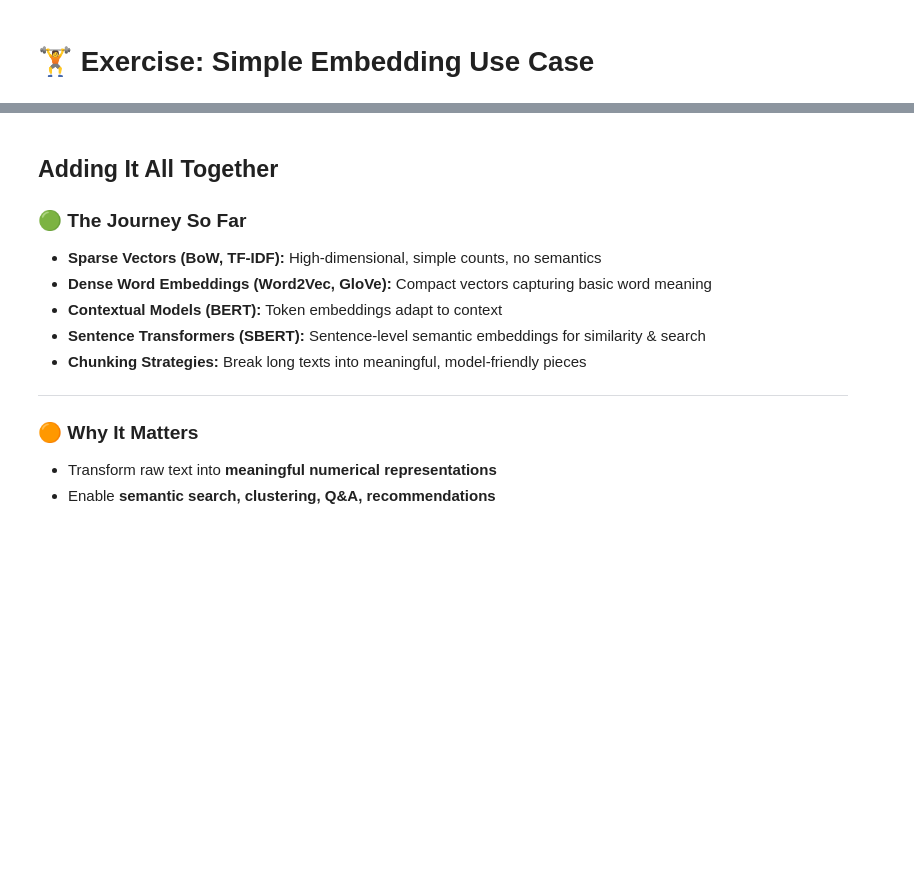
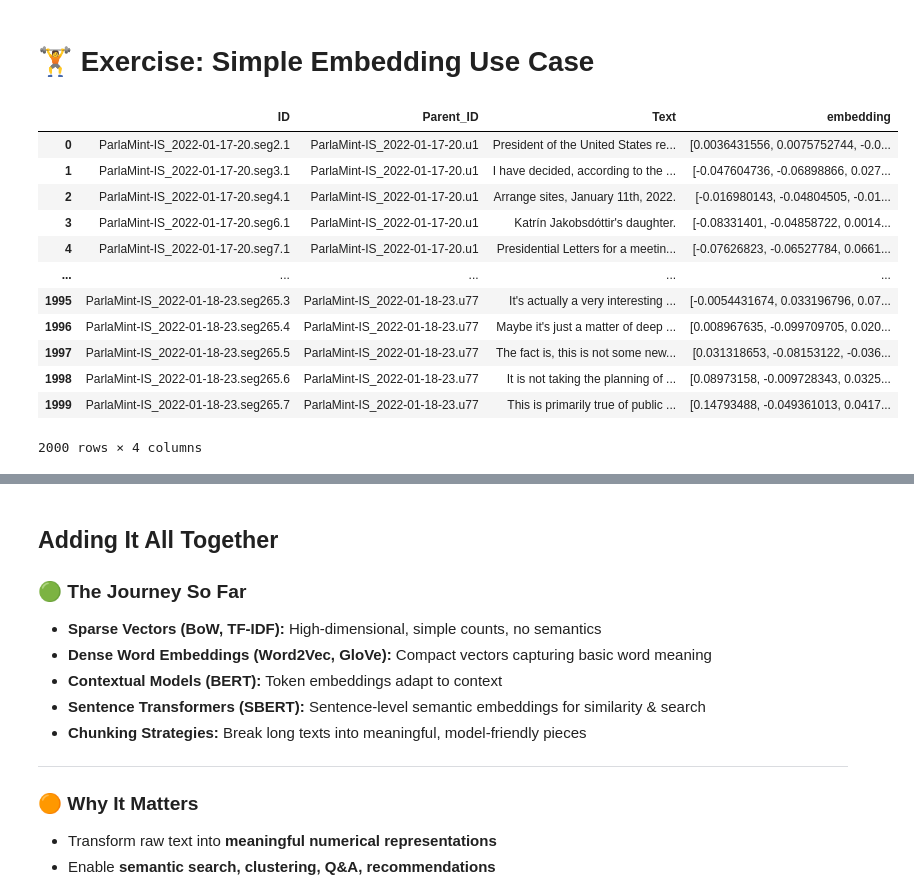
Before and after one commit to DHGraz/clariah2025-dse-ml, a Jupyter notebook: materials/2025-09-09_tuesday/jantscher_embeddings/slideset/presentation_embeddings.ipynb, the cells around one changed output, grey strips where cells are left out. Drawn from its saved outputs; the diff is of its cells as text; code cells hidden in the pictures; blank space fills up the shorter version.

```diff
--- a/materials/2025-09-09_tuesday/jantscher_embeddings/slideset/presentation_embeddings.ipynb
+++ b/materials/2025-09-09_tuesday/jantscher_embeddings/slideset/presentation_embeddings.ipynb
@@ -498,6 +508,21 @@ df_parlamint_embeddings_per_sentence = st_model_small.encode(df_parlamint["Text"
 # %%
 df_parlamint_grouped["embedding"] = list(df_parlamint_embeddings_per_utterance)
 df_parlamint["embedding"] = list(df_parlamint_embeddings_per_sentence)
+df_parlamint
+# %% [output]
+|  | ID | Parent_ID | Text | embedding |
+| 0 | ParlaMint-IS_2022-01-17-20.seg2.1 | ParlaMint-IS_2022-01-17-20.u1 | President of the United States re... | [0.0036431556, 0.0075752744, -0.0... |
+| 1 | ParlaMint-IS_2022-01-17-20.seg3.1 | ParlaMint-IS_2022-01-17-20.u1 | I have decided, according to the ... | [-0.047604736, -0.06898866, 0.027... |
+| 2 | ParlaMint-IS_2022-01-17-20.seg4.1 | ParlaMint-IS_2022-01-17-20.u1 | Arrange sites, January 11th, 2022. | [-0.016980143, -0.04804505, -0.01... |
+| 3 | ParlaMint-IS_2022-01-17-20.seg6.1 | ParlaMint-IS_2022-01-17-20.u1 | Katrín Jakobsdóttir's daughter. | [-0.08331401, -0.04858722, 0.0014... |
+| 4 | ParlaMint-IS_2022-01-17-20.seg7.1 | ParlaMint-IS_2022-01-17-20.u1 | Presidential Letters for a meetin... | [-0.07626823, -0.06527784, 0.0661... |
+| ... | ... | ... | ... | ... |
+| 1995 | ParlaMint-IS_2022-01-18-23.seg265.3 | ParlaMint-IS_2022-01-18-23.u77 | It's actually a very interesting ... | [-0.0054431674, 0.033196796, 0.07... |
+| 1996 | ParlaMint-IS_2022-01-18-23.seg265.4 | ParlaMint-IS_2022-01-18-23.u77 | Maybe it's just a matter of deep ... | [0.008967635, -0.099709705, 0.020... |
+| 1997 | ParlaMint-IS_2022-01-18-23.seg265.5 | ParlaMint-IS_2022-01-18-23.u77 | The fact is, this is not some new... | [0.031318653, -0.08153122, -0.036... |
+| 1998 | ParlaMint-IS_2022-01-18-23.seg265.6 | ParlaMint-IS_2022-01-18-23.u77 | It is not taking the planning of ... | [0.08973158, -0.009728343, 0.0325... |
+| 1999 | ParlaMint-IS_2022-01-18-23.seg265.7 | ParlaMint-IS_2022-01-18-23.u77 | This is primarily true of public ... | [0.14793488, -0.049361013, 0.0417... |
+2000 rows × 4 columns
 # %%
 import numpy as np
 from sentence_transformers import util
```
Also changed, not shown: parts of 5 cells of this notebook, 1 other file.
